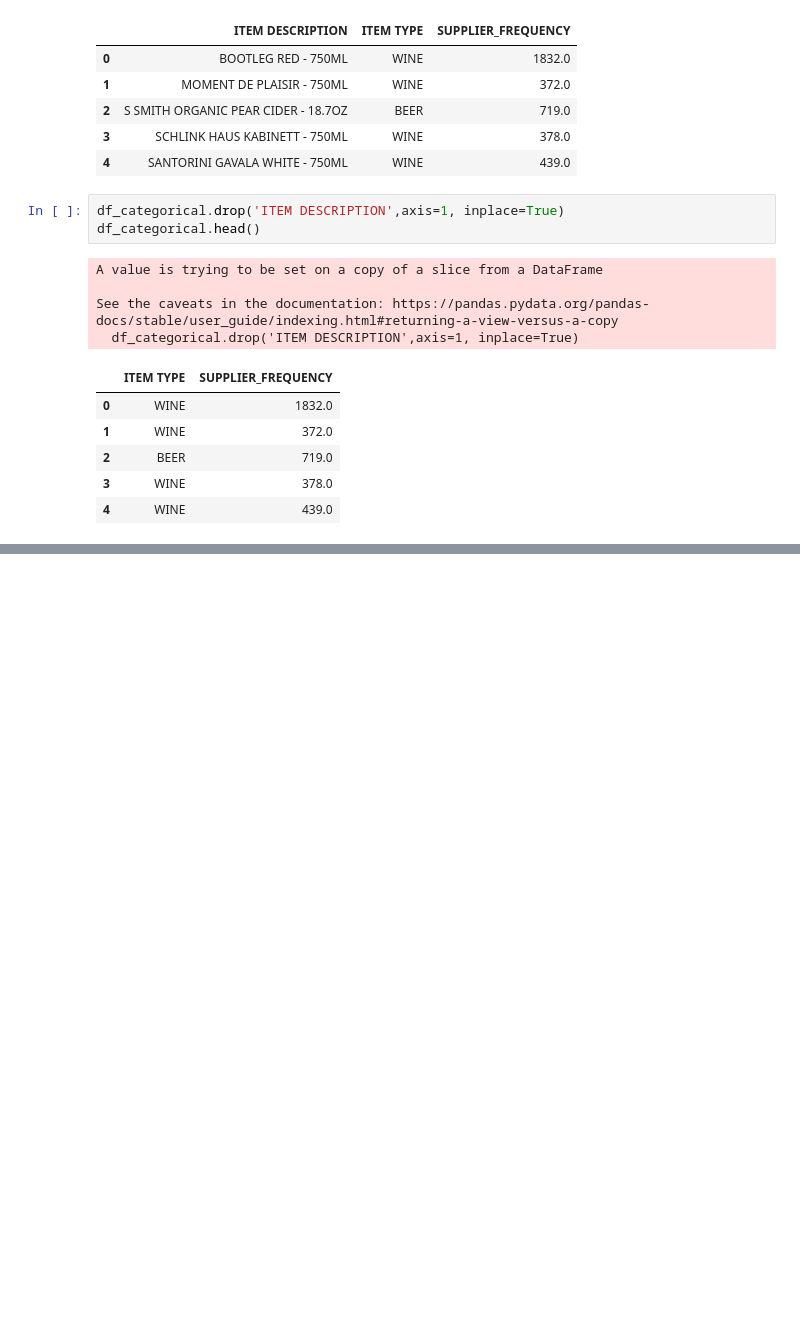
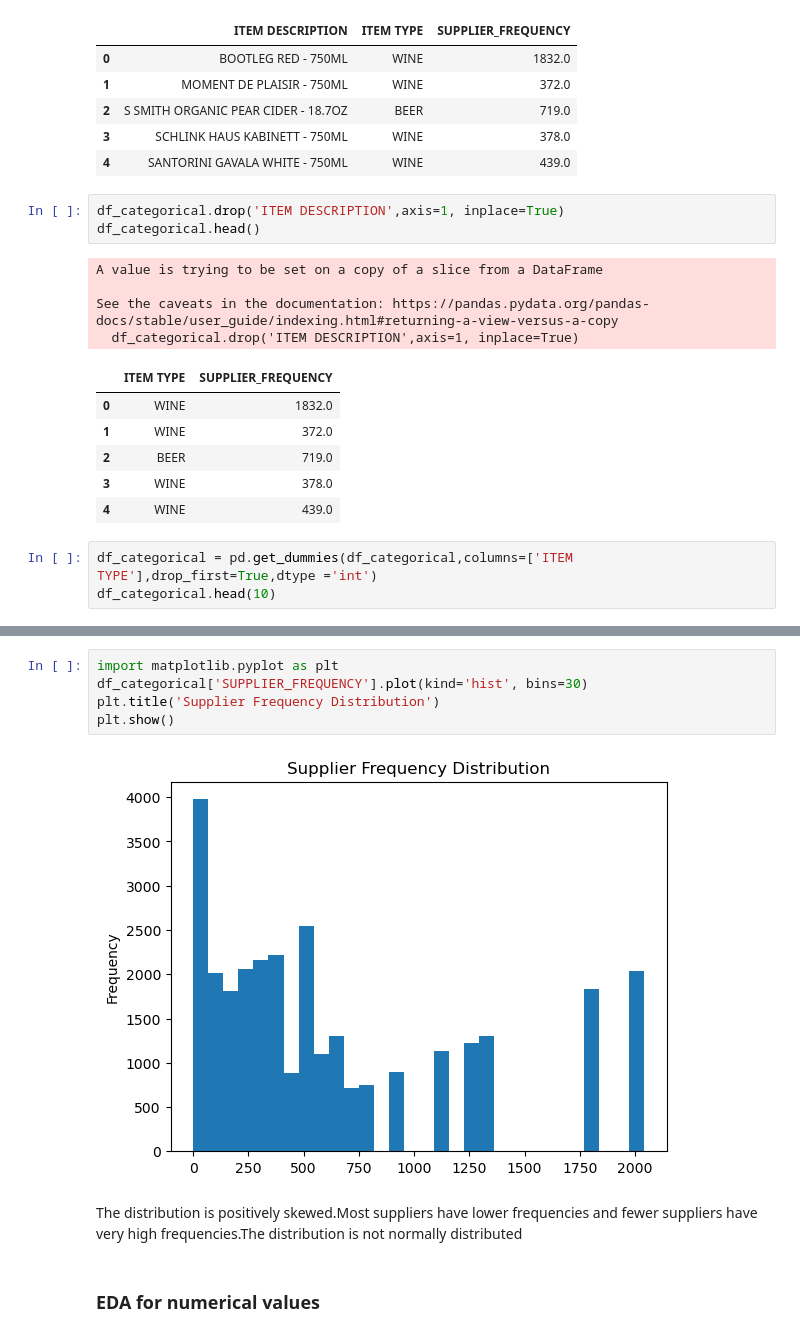
Before and after one commit to victoriamuinde07/Sales-and-Marketing-project, a Jupyter notebook: index.ipynb, the cells around one changed output, grey strips where cells are left out. Drawn from its saved outputs; the diff is of its cells as text; blank space fills up the shorter version.

Commit message:
getting the normal distribution of the data

```diff
--- a/index.ipynb
+++ b/index.ipynb
@@ -199,3 +199,6 @@ See the caveats in the documentation: https://pandas.pydata.org/pandas-docs/stab
 | 2 | BEER | 719.0 |
 | 3 | WINE | 378.0 |
 | 4 | WINE | 439.0 |
+# %%
+df_categorical = pd.get_dummies(df_categorical,columns=['ITEM TYPE'],drop_first=True,dtype ='int')
+df_categorical.head(10)
@@ -201,0 +229,11 @@ See the caveats in the documentation: https://pandas.pydata.org/pandas-docs/stab
+# %%
+import matplotlib.pyplot as plt
+df_categorical['SUPPLIER_FREQUENCY'].plot(kind='hist', bins=30)
+plt.title('Supplier Frequency Distribution')
+plt.show()
+# %% [output]
+[figure, added]
+# %% [markdown]
+The distribution is positively skewed.Most suppliers have lower frequencies and fewer suppliers have very high frequencies.The distribution is not normally distributed
+# %% [markdown]
+### EDA for numerical values
```
Also changed, not shown: parts of 2 cells of this notebook.
